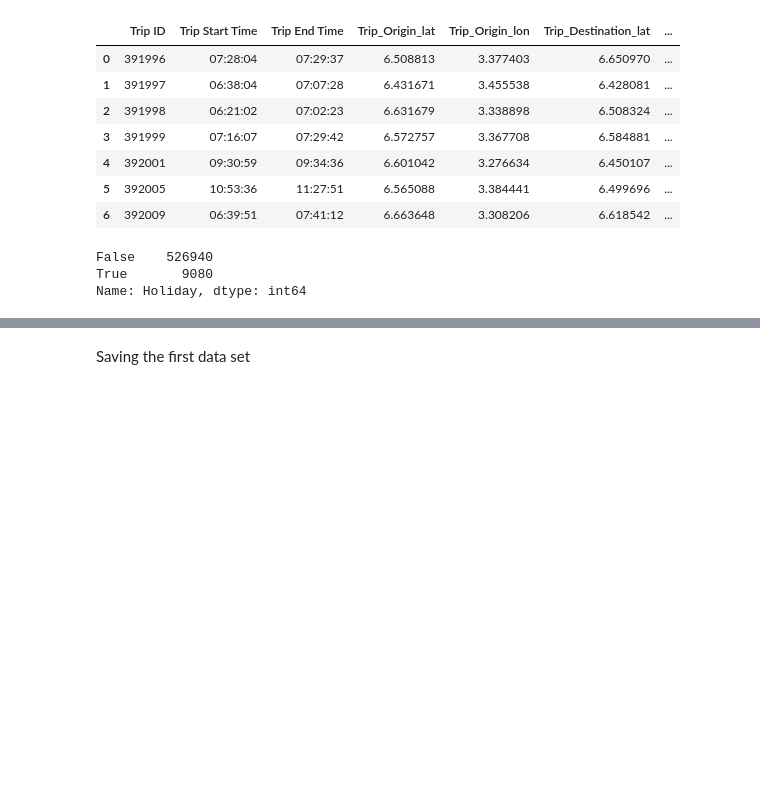
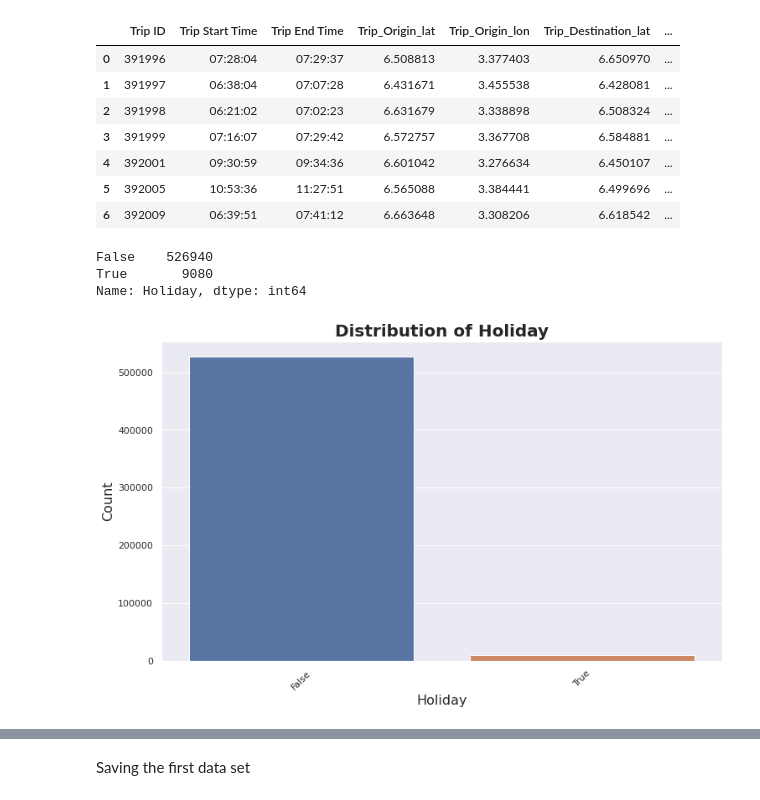
Before and after one commit to Fisseha-Estifanos/delivery_drivers, a Jupyter notebook: notebooks/eda.ipynb, the cells around one changed output, grey strips where cells are left out. Cells and saved outputs as stored; diff of their text form; code cells hidden in the pictures; blank space fills up the shorter version.

```diff
--- a/notebooks/eda.ipynb
+++ b/notebooks/eda.ipynb
@@ -469,3 +468,7 @@ df1['Holiday'].value_counts()
 False    526940
 True       9080
 Name: Holiday, dtype: int64
+# %%
+visualizer.plot_count(df1, 'Holiday')
+# %% [output]
+[figure, added]
```
Also changed, not shown: parts of 4 cells of this notebook.
